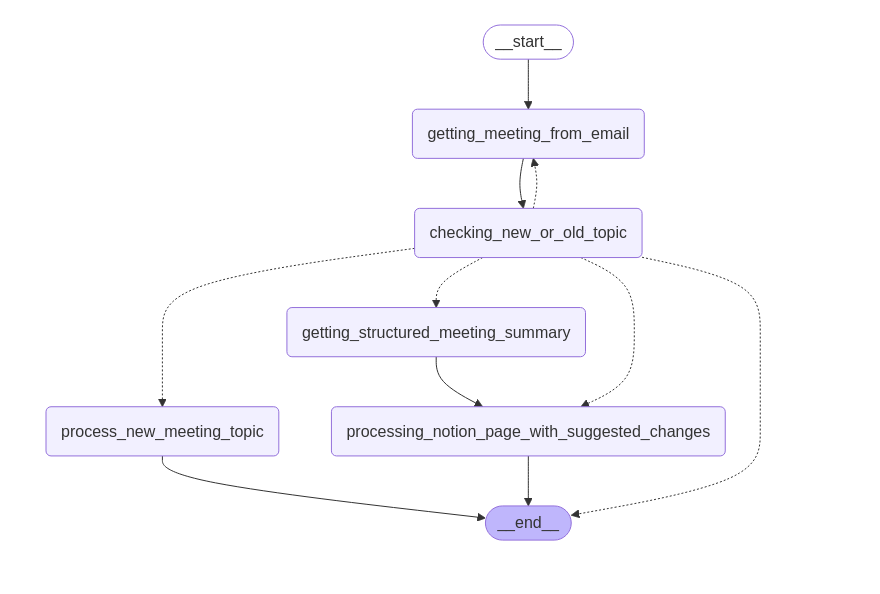
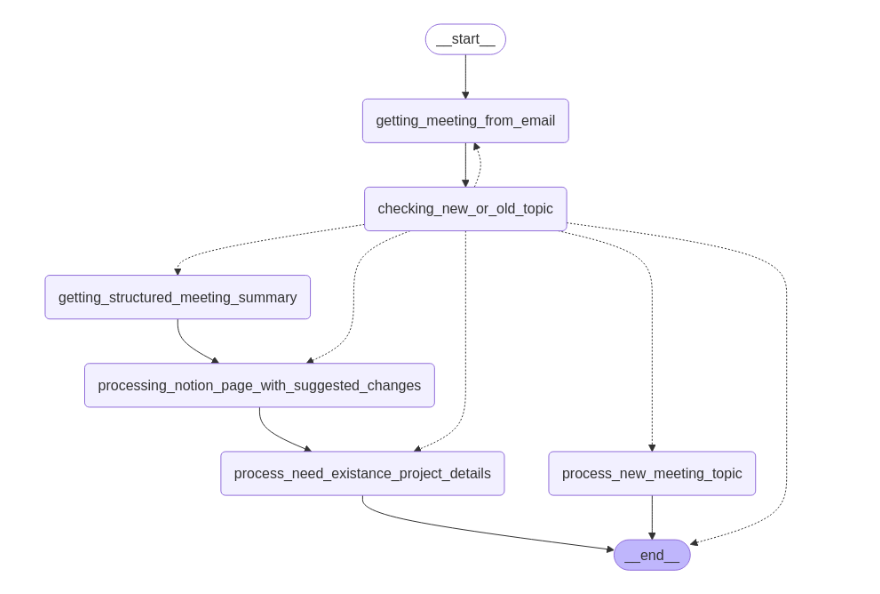
Before and after one commit to Ganesh7386/DocAgentFlow, a Jupyter notebook: notion_doc_agent_overall_12.ipynb, the cells around one changed output. Drawn from its saved outputs; the diff is of its cells as text; code cells hidden in the pictures.

```diff
--- a/notion_doc_agent_overall_12.ipynb
+++ b/notion_doc_agent_overall_12.ipynb
@@ -25,10 +25,11 @@ class MyAgentState1(TypedDict):
     notion_page_ids_list: Optional[list[dict]]
     slack_channel_id : Optional[str]
     slack_bot_id : Optional[str]
-    pre_existing_notion_page_data: Optional[list[dict]]
+    pre_existing_notion_page_data: Optional[list]
     suggested_structured_changes: Optional[list]
     next_node: Optional[str]  # Add this to track the next node
     new_page_content_list : Optional[list]
+    need_existance_projects_details_list : Optional[list]
 # %%
 load_dotenv()
 openai_api_key = os.getenv("OPENAI_API_KEY")
@@ -157,7 +206,7 @@ def getting_meeting_from_email(state :MyAgentState1)-> MyAgentState1 :
 def checking_new_or_old_topic(state : MyAgentState1) -> MyAgentState1 :
     print("Invoked  checking_new_or_old_topic")
     fetched_past_meetings_info = fetch_data_from_meetings_history_database_table("197e35223beb80039714f0cd468bce2e")
-    fetched_existing_notion_pages_info = fetch_data_from_notion_pages_data_database_table("1a3e35223beb806e80acdc2563180fb1")
+    fetched_existing_notion_pages_info = fetch_data_from_notion_pages_data_database_table()
     print("****************************")
     print(fetched_existing_notion_pages_info)
     print("****************************")
@@ -679,6 +739,7 @@ def processing_notion_page_with_suggested_changes(state : MyAgentState1)-> MyAge
     print("***********   suggested_structured_changes List BELOW ***********")
 
     current_changes = state["suggested_structured_changes"]
+    # now we have to iterate over current_changes list applying changes to notion as well as changing latest Notion Pages data
 
     print("&&&&&&&&&&&&&&&&&&&&&&&&&&&&&&&&&&&&&&&&&&&&&&&")
     print("Stored Current Changes \n")
@@ -690,10 +751,19 @@ def processing_notion_page_with_suggested_changes(state : MyAgentState1)-> MyAge
     print("⏰⏰⏰⏰  Processing Suggested Changes to Notion Pages Completed  ⏰⏰⏰⏰")
 
 
-    state["next_node"] = END
+
+    state["next_node"] = "process_need_existance_project_details"
     return state
 
 # def assigning_action_items_in_notion_page
+# %%
+def process_need_existance_project_details(state : MyAgentState1) -> MyAgentState1:
+    need_existance_list = state["need_existance_projects_details_list"]
+    print("Went to need exitance project details list")
+
+
+    state["next_node"] = END
+    pass
 # %%
 my_agent_builder = StateGraph(MyAgentState1)
 
@@ -706,35 +776,37 @@ my_agent_builder.add_node("checking_new_or_old_topic" , checking_new_or_old_topi
 # my_builder.add_node("sending_action_items_to_slack_channel" , sending_action_items_to_slack_channel)
 my_agent_builder.add_node("getting_structured_meeting_summary" , getting_structured_meeting_summary)
 my_agent_builder.add_node("processing_notion_page_with_suggested_changes" , processing_notion_page_with_suggested_changes)
+my_agent_builder.add_node("process_need_existance_project_details" , process_need_existance_project_details)
 my_agent_builder.add_node("process_new_meeting_topic" , process_new_meeting_topic)
 # my_agent_builder.add_node("messaging_admin_via_slack_for_new_notion_page_id" , messaging_admin_via_slack_for_new_notion_page_id)
 
 
 
 
 
 # Adding Edges
 my_agent_builder.add_edge(START, "getting_meeting_from_email")
 my_agent_builder.add_edge("getting_meeting_from_email", "checking_new_or_old_topic")
 # adding conditional edge to go to either getting_structured_meeting_summary node or sending_msg_to_admin_via_slack
 my_agent_builder.add_conditional_edges("checking_new_or_old_topic", decide_new_or_changes)
 
 # my_builder.add_edge("checking_new_or_old_topic" , "sending_msg_to_admin_via_slack")
 # my_builder.add_edge("checking_new_or_old_topic" ,"getting_structured_meeting_summary")
 my_agent_builder.add_edge("getting_structured_meeting_summary" , "processing_notion_page_with_suggested_changes")
-my_agent_builder.add_edge("processing_notion_page_with_suggested_changes" , END)
+my_agent_builder.add_edge("processing_notion_page_with_suggested_changes" , "process_need_existance_project_details")
+my_agent_builder.add_edge("process_need_existance_project_details" , END)
 my_agent_builder.add_edge("process_new_meeting_topic" , END)
 # my_agent_builder.add_edge("messaging_admin_via_slack_for_new_notion_page_id" , END)
 
 # my_builder.add_edge("getting_latest_meeting_summary" , "sending_action_items_to_slack_channel")
 # my_builder.add_edge("sending_action_items_to_slack_channel" , "getting_structured_meeting_summary")
 # my_builder.add_edge("getting_structured_meeting_summary" , "processing_each_notion_page_with_req_changes")
 # my_builder.add_edge("processing_each_notion_page_with_req_changes" , END)
 
 
 notion_agent_graph = my_agent_builder.compile()
 
 # Visualize the graph
 display(Image(notion_agent_graph.get_graph(xray=True).draw_mermaid_png()))
 # %% [output]
-[figure, old version]
+[figure, new version]
```
Also changed, not shown: parts of 5 cells of this notebook, 3 other files.
